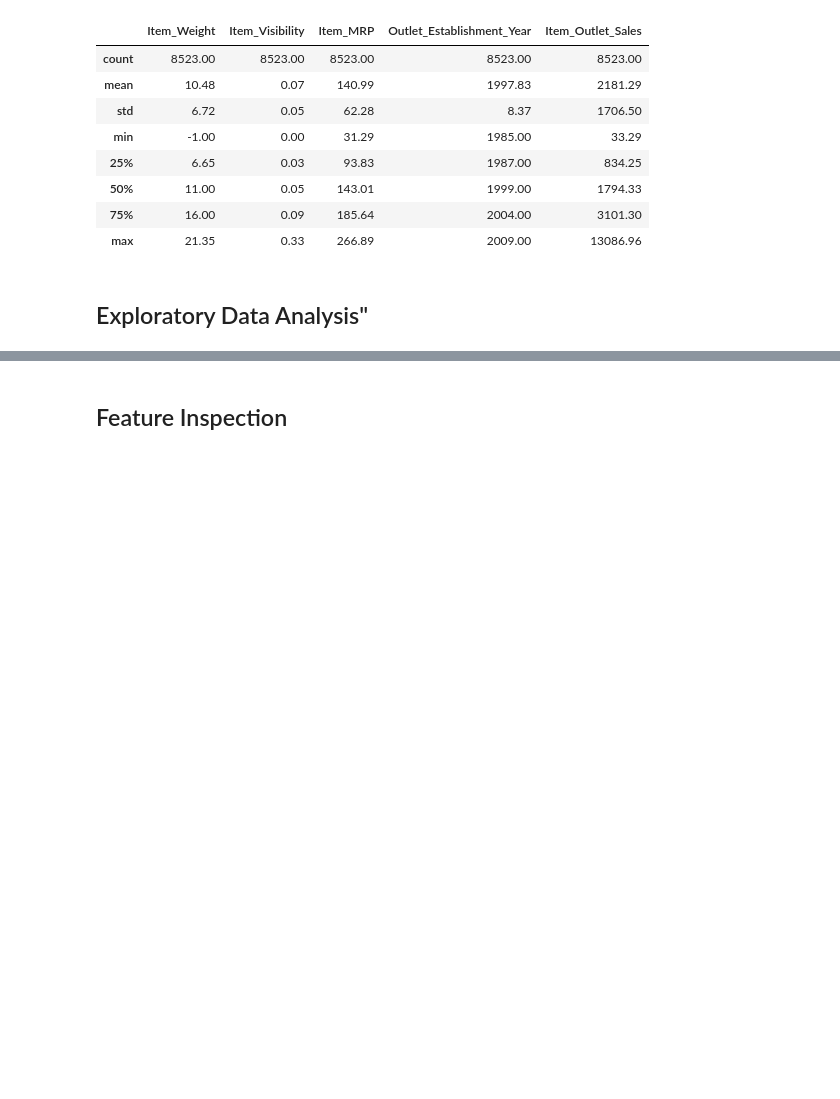
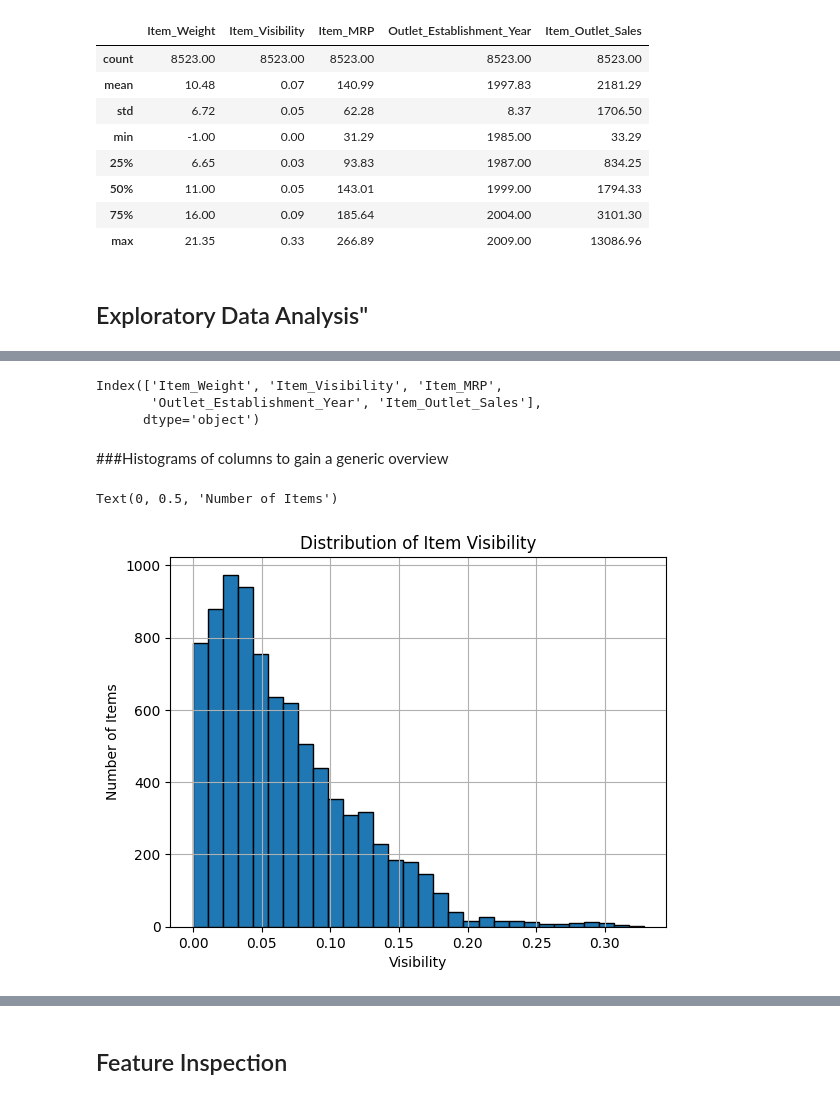
Before and after one commit to DJ-Adams/Prediction-of-Product-Sales, a Jupyter notebook: Prediction_of_Product_Sales.ipynb, the cells around one changed output, grey strips where cells are left out. Saved outputs shown, nothing was run; the diff lists cells and outputs as text; code cells hidden in the pictures; blank space fills up the shorter version.

```diff
--- a/Prediction_of_Product_Sales.ipynb
+++ b/Prediction_of_Product_Sales.ipynb
@@ -302,0 +338,19 @@ df.describe().round(2)
+# %%
+# identify the numeric columns
+num_cols = df.select_dtypes('number').columns
+num_cols
+# %% [output]
+Index(['Item_Weight', 'Item_Visibility', 'Item_MRP',
+       'Outlet_Establishment_Year', 'Item_Outlet_Sales'],
+      dtype='object')
+# %% [markdown]
+###Histograms of columns to gain a generic overview
+# %%
+ax = df['Item_Visibility'].hist(bins = 30, edgecolor = 'black')
+ax.ticklabel_format(style='plain')
+ax.set_title('Distribution of Item Visibility')
+ax.set_xlabel('Visibility')
+ax.set_ylabel('Number of Items')
+# %% [output]
+Text(0, 0.5, 'Number of Items')
+[figure, added]
```
Also changed, not shown: parts of 34 cells of this notebook.
